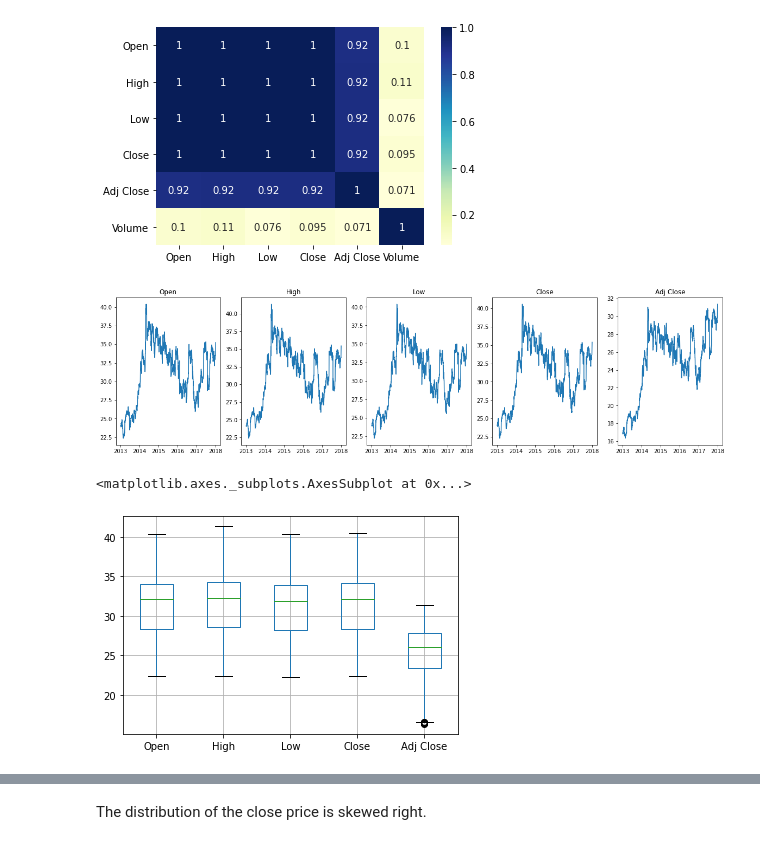
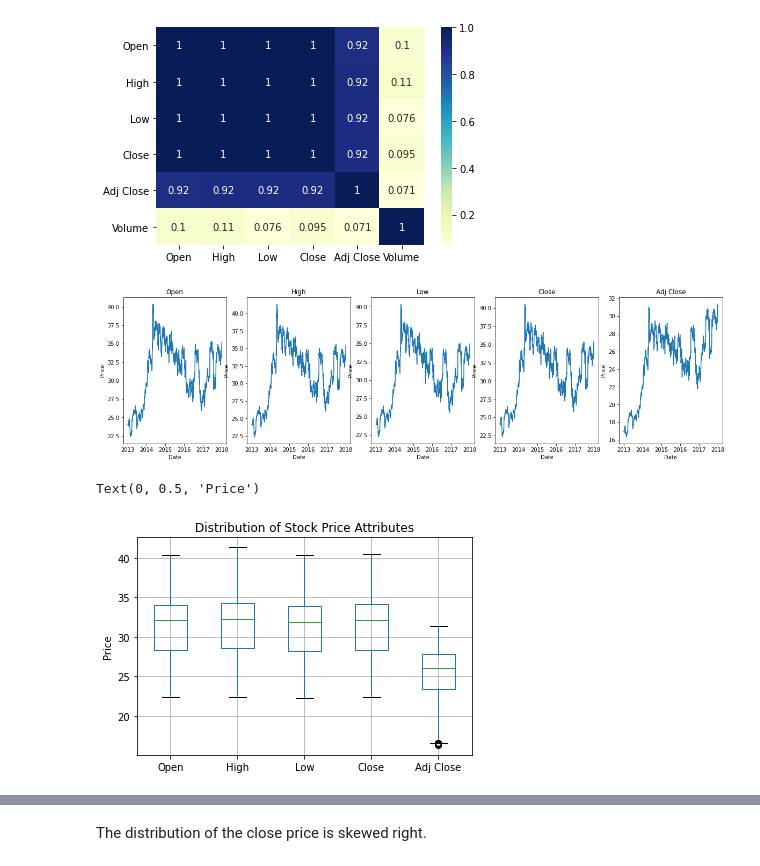
Before and after one commit to melaniaczobit/Predicting-AstraZeneca-Stock-Movement, a Jupyter notebook: AstraZeneca_Stock_Prices.ipynb, the cells around one changed output, grey strips where cells are left out. Drawn from its saved outputs; the diff is of its cells as text; code cells hidden in the pictures.

```diff
--- a/AstraZeneca_Stock_Prices.ipynb
+++ b/AstraZeneca_Stock_Prices.ipynb
@@ -180,24 +180,36 @@ sns.heatmap(corr_matrix,cmap='YlGnBu',annot=True)
 figure, axis = plt.subplots(ncols=5, figsize = (20,5))
 axis[0].plot(train["Open"])
 axis[0].set_title("Open")
+axis[0].set_xlabel("Date")
+axis[0].set_ylabel("Price")
 
 axis[1].plot(train["High"])
 axis[1].set_title("High")
+axis[1].set_xlabel("Date")
+axis[1].set_ylabel("Price")
 
 axis[2].plot(train["Low"])
 axis[2].set_title("Low")
+axis[2].set_xlabel("Date")
+axis[2].set_ylabel("Price")
 
 axis[3].plot(train["Close"])
 axis[3].set_title("Close")
+axis[3].set_xlabel("Date")
+axis[3].set_ylabel("Price")
 
 axis[4].plot(train["Adj Close"])
 axis[4].set_title("Adj Close")
+axis[4].set_xlabel("Date")
+axis[4].set_ylabel("Price")
 
 plt.show()
 # %% [output]
-[figure, old version]
+[figure, new version]
 # %%
-train.boxplot(column=['Open','High','Low','Close','Adj Close'])
+boxplot1 = train.boxplot(column=['Open','High','Low','Close','Adj Close'])
+plt.title('Distribution of Stock Price Attributes')
+plt.ylabel('Price')
 # %% [output]
-<matplotlib.axes._subplots.AxesSubplot at 0x...>
+Text(0, 0.5, 'Price')
-[figure, old version]
+[figure, new version]
```
Also changed, not shown: parts of 5 cells of this notebook.
